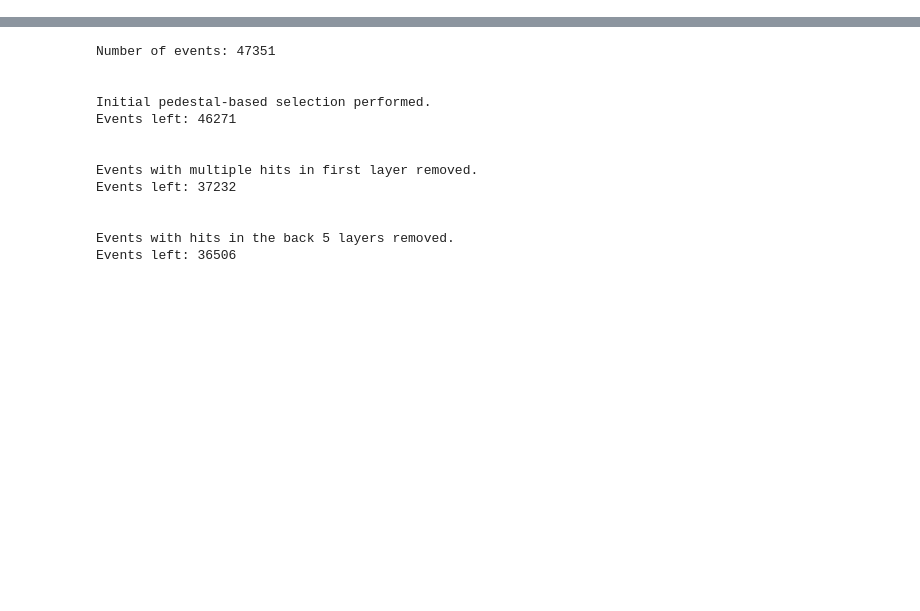
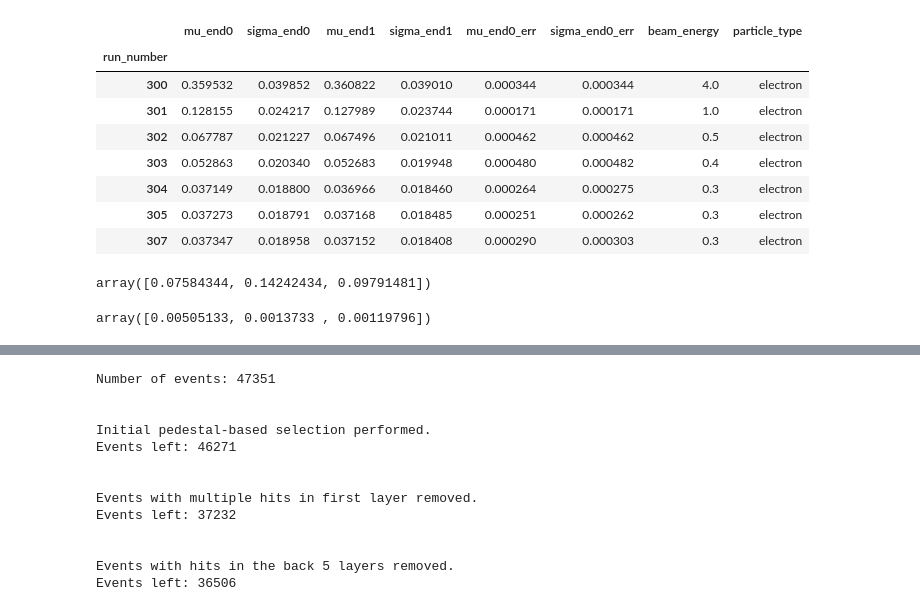
Before and after one commit to gajdangreta/hcalTestBeam, a Jupyter notebook: hcalEnv/notebooks/hcal_energy_resolution.ipynb, the cells around one changed output, grey strips where cells are left out. Drawn from its saved outputs; the diff is of its cells as text; code cells hidden in the pictures; blank space fills up the shorter version.

```diff
--- a/hcalEnv/notebooks/hcal_energy_resolution.ipynb
+++ b/hcalEnv/notebooks/hcal_energy_resolution.ipynb
@@ -69,3 +86,15 @@ linear_plot(res_df, 1, True, low_df, True, True)
+# %%
+res_df
+# %% [output]
+|  | mu_end0 | sigma_end0 | mu_end1 | sigma_end1 | mu_end0_err | sigma_end0_err | beam_energy | particle_type |
+| run_number |  |  |  |  |  |  |  |  |
+| 300 | 0.359532 | 0.039852 | 0.360822 | 0.039010 | 0.000344 | 0.000344 | 4.0 | electron |
+| 301 | 0.128155 | 0.024217 | 0.127989 | 0.023744 | 0.000171 | 0.000171 | 1.0 | electron |
+| 302 | 0.067787 | 0.021227 | 0.067496 | 0.021011 | 0.000462 | 0.000462 | 0.5 | electron |
+| 303 | 0.052863 | 0.020340 | 0.052683 | 0.019948 | 0.000480 | 0.000482 | 0.4 | electron |
+| 304 | 0.037149 | 0.018800 | 0.036966 | 0.018460 | 0.000264 | 0.000275 | 0.3 | electron |
+| 305 | 0.037273 | 0.018791 | 0.037168 | 0.018485 | 0.000251 | 0.000262 | 0.3 | electron |
+| 307 | 0.037347 | 0.018958 | 0.037152 | 0.018408 | 0.000290 | 0.000303 | 0.3 | electron |
 # %%
 def hyper_fit(redult_df, end, exclude_high_energy=False, low_result_df=None):
     mu="mu_end"+str(int(end))
@@ -96 +128,9 @@ perr_low=np.sqrt(np.diag(pcov_low))
+# %%
+param
+# %% [output]
+array([0.07584344, 0.14242434, 0.09791481])
+# %%
+perr
+# %% [output]
+array([0.00505133, 0.0013733 , 0.00119796])
 # %%
```
Also changed, not shown: parts of 10 cells of this notebook, 12 other files.
